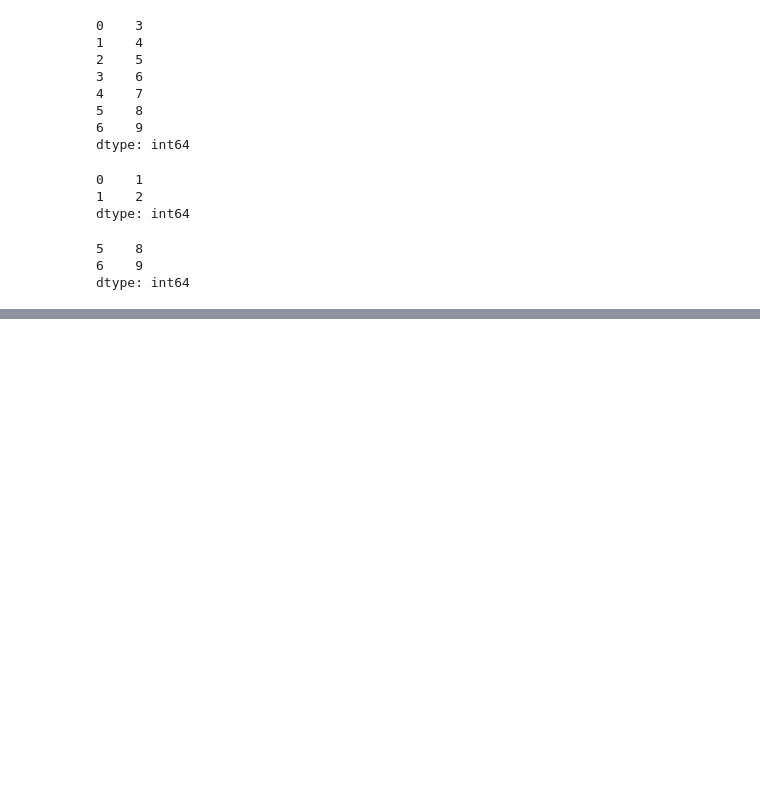
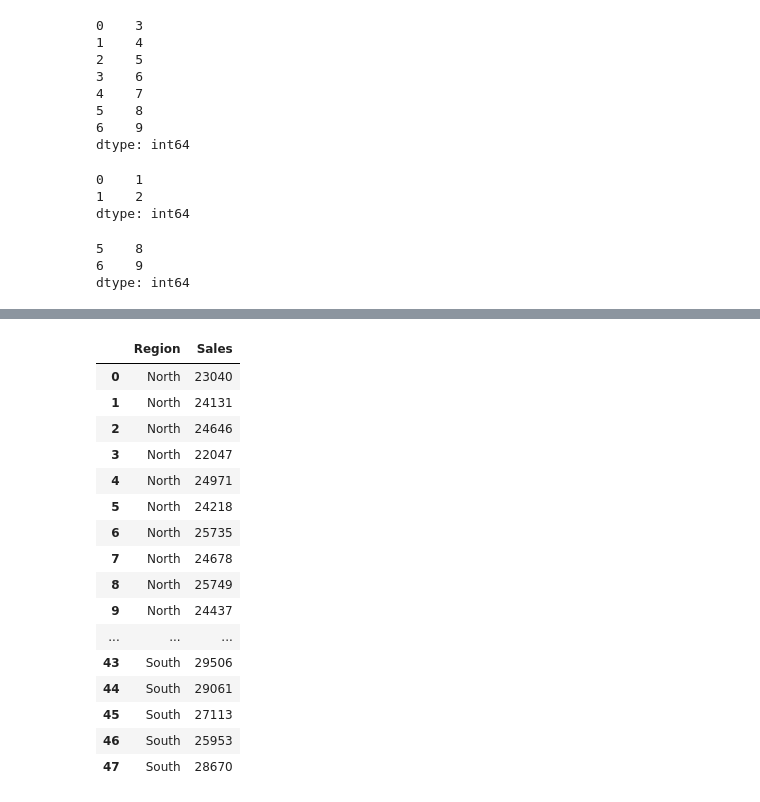
Before and after one commit to Turjo47/DataScience_and_ML_Notes-, a Jupyter notebook: Kaggle_Pandas_problems.ipynb, the cells around one changed output, grey strips where cells are left out. Saved outputs shown, nothing was run; the diff lists cells and outputs as text; code cells hidden in the pictures; blank space fills up the shorter version.

```diff
--- a/Kaggle_Pandas_problems.ipynb
+++ b/Kaggle_Pandas_problems.ipynb
@@ -102,0 +198,20 @@ AttributeError: 'Series' object has no attribute 'concat'
+# %%
+salesDF[['Region','Sales']]
+# %% [output]
+|  | Region | Sales |
+| 0 | North | 23040 |
+| 1 | North | 24131 |
+| 2 | North | 24646 |
+| 3 | North | 22047 |
+| 4 | North | 24971 |
+| 5 | North | 24218 |
+| 6 | North | 25735 |
+| 7 | North | 24678 |
+| 8 | North | 25749 |
+| 9 | North | 24437 |
+| ... | ... | ... |
+| 43 | South | 29506 |
+| 44 | South | 29061 |
+| 45 | South | 27113 |
+| 46 | South | 25953 |
+| 47 | South | 28670 |
```
Also changed, not shown: parts of 11 cells of this notebook, 1 other file.
